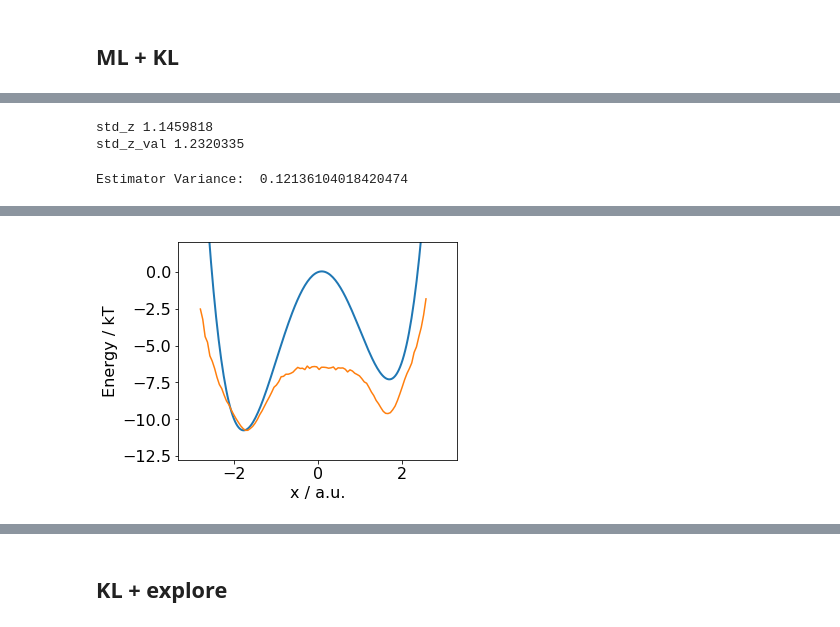
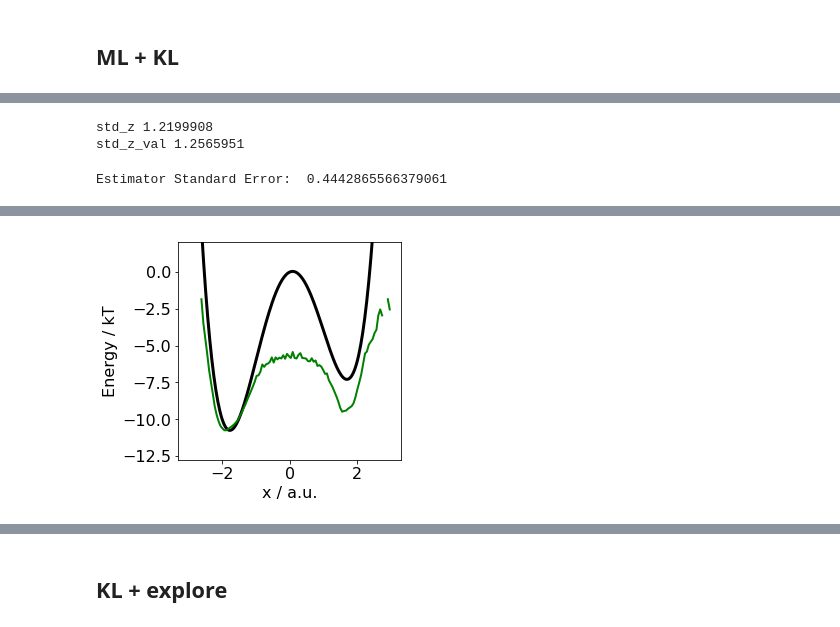
Before and after one commit to noegroup/paper_boltzmann_generators, a Jupyter notebook: notebooks/DoubleWell_Reweighting_TrainingMethods.ipynb, the cells around one changed output, grey strips where cells are left out. Drawn from its saved outputs; the diff is of its cells as text; code cells hidden in the pictures.

```diff
--- a/notebooks/DoubleWell_Reweighting_TrainingMethods.ipynb
+++ b/notebooks/DoubleWell_Reweighting_TrainingMethods.ipynb
@@ -23,31 +23,42 @@ from deep_boltzmann.networks.plot import test_xz_projection
 from deep_boltzmann.util import count_transitions
 from deep_boltzmann.sampling.analysis import free_energy_bootstrap, mean_finite, std_finite
 # %%
-def test_sample(network, temperature=1.0):
-    sample_z, sample_x, energy_z, energy_x, logw = network.sample(temperature=temperature, nsample=100000)
+def test_sample(network, temperature=1.0, nsample=100000, plot=True):
+    if nsample <= 100000:
+        sample_z, sample_x, energy_z, energy_x, logw = network.sample(temperature=temperature, nsample=nsample)
+    else:
+        sample_x = []
+        for i in range(int(nsample/100000)):
+            _, sample_x_, _, _, _ = network.sample(temperature=temperature, nsample=nsample)
+            sample_x.append(sample_x_)
+        sample_x = np.vstack(sample_x)
+
     # xgen = network.Tzx.predict(np.sqrt(temperature) * np.random.randn(100000, 2))
     params = DoubleWell.params_default.copy()
     params['dim'] = 2
     double_well = DoubleWell(params=params)
-    plt.figure(figsize=(5, 4))
-    E = double_well.plot_dimer_energy(temperature=temperature)
+    plt.figure(figsize=(4, 4))
     h, b = np.histogram(sample_x[:, 0], bins=100)
+    bin_means = 0.5*(b[:-1] + b[1:])
     Eh = -np.log(h) / temperature
-    Eh = Eh - Eh.min() + E.min()
-    bin_means = 0.5*(b[:-1] + b[1:])
-    plt.plot(bin_means, Eh)
+    if plot:
+        Ex, E = double_well.plot_dimer_energy(temperature=temperature)
+        Eh = Eh - Eh.min() + E.min()
+        plt.plot(bin_means, Eh, color='green', linewidth=2)
     return bin_means, Eh
 # %%
 # reweighting
-def test_sample_rew(network, temperature=1.0):
+def test_sample_rew(network, temperature=1.0, plot=True):
     sample_z, sample_x, energy_z, energy_x, log_w = network.sample(temperature=1.0, nsample=100000)
+    log_w -= log_w.max()
     bin_means, Es = free_energy_bootstrap(sample_x[:, 0], -2.5, 2.5, 100, sample=100, weights=np.exp(log_w))
-    plt.figure(figsize=(5, 4))
-    double_well.plot_dimer_energy()
+    plt.figure(figsize=(4, 4))
     Emean = mean_finite(Es, axis=0)-10.7
     Estd = std_finite(Es, axis=0)
-    plt.errorbar(bin_means, Emean, Estd)
+    var = mean_finite(std_finite(Es, axis=0) ** 2)
+    if plot:
+        double_well.plot_dimer_energy()
+        plt.errorbar(bin_means, Emean, Estd, linewidth=2, color='green')
     # variance
-    var = mean_finite(std_finite(Es, axis=0) ** 2)
     print('Estimator Standard Error: ', np.sqrt(var))
     return bin_means, Emean, Estd
@@ -295,7 +485,7 @@ ML + KL
 # %%
 network_NICER_KLML = create_NICERNet(double_well, nl_activation='tanh')
-train(network_NICER_KLML, epochsZ=200, epochsE=200, wML=1.0, wKL=1.0, wW2=0.0, explore=1.0)
+train(network_NICER_KLML, epochsZ=200, epochsE=500, wML=1.0, wKL=1.0, wW2=0.0, explore=1.0)
 # %% [output]
-std_z 1.1459818
-std_z_val 1.2320335
+std_z 1.2199908
+std_z_val 1.2565951
-Estimator Variance:  0.12136104018420474
+Estimator Standard Error:  0.4442865566379061
@@ -304 +494 @@ Estimator Variance:  0.12136104018420474
-[figure, old version]
+[figure, new version]
```
Also changed, not shown: parts of 42 cells of this notebook, 6 other files.
